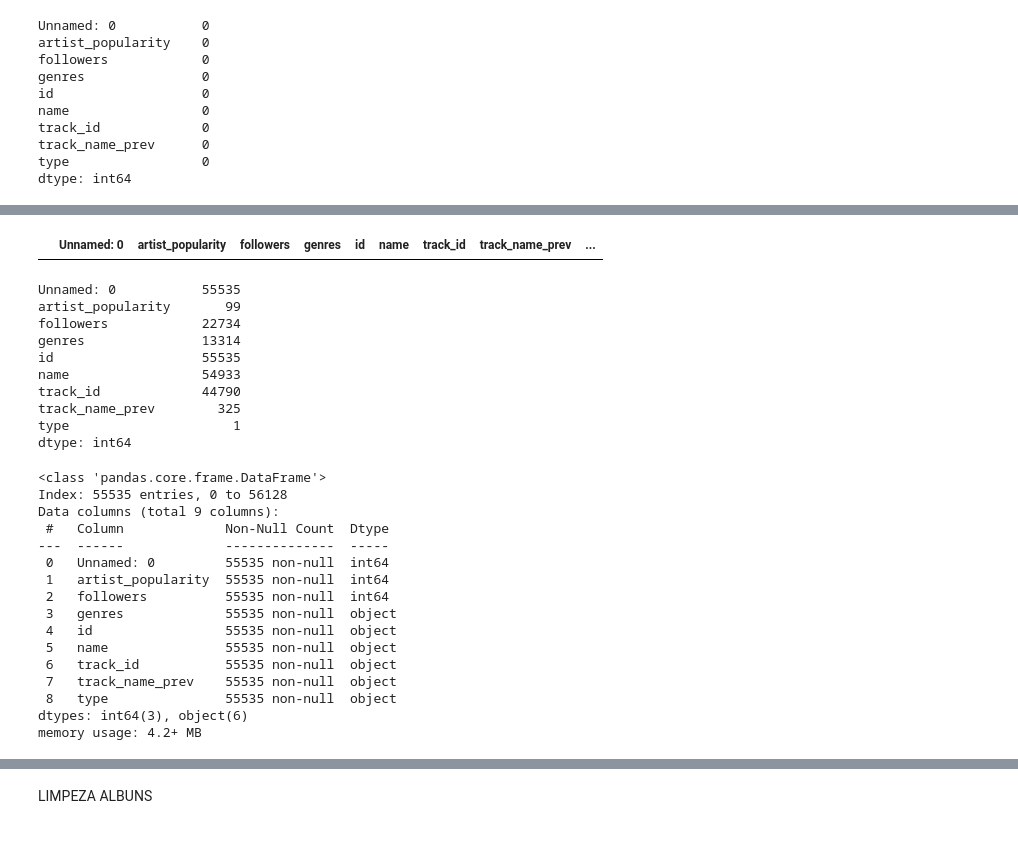
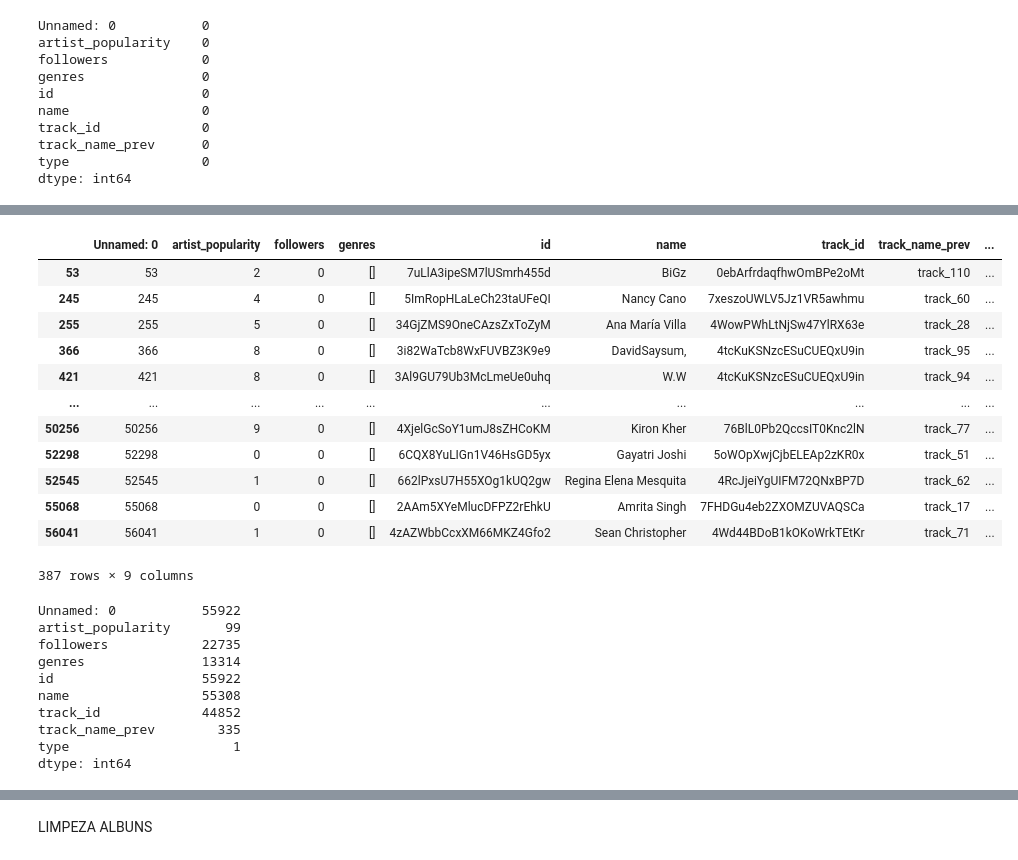
Before and after one commit to mat-haug/Treinamento-1, a Jupyter notebook: Treinamento1 (1).ipynb, the cells around one changed output, grey strips where cells are left out. Drawn from its saved outputs; the diff is of its cells as text; code cells hidden in the pictures.

```diff
--- a/Treinamento1 (1).ipynb
+++ b/Treinamento1 (1).ipynb
@@ -47,41 +66,33 @@ dtype: int64
 # %%
 
-artistas_deletados = df_artistas[df_artistas.followers == 0].index
+artistas_deletados = df_artistas[(df_artistas['followers'] == 0) & (df_artistas['artist_popularity'] >= 10)].index
 df_artistas.drop(artistas_deletados, inplace=True)
 df_artistas.loc[df_artistas['followers'] == 0]
 # %% [output]
 |  | Unnamed: 0 | artist_popularity | followers | genres | id | name | track_id | track_name_prev | ... |
+| 53 | 53 | 2 | 0 | [] | 7uLlA3ipeSM7lUSmrh455d | BiGz | 0ebArfrdaqfhwOmBPe2oMt | track_110 | ... |
+| 245 | 245 | 4 | 0 | [] | 5ImRopHLaLeCh23taUFeQI | Nancy Cano | 7xeszoUWLV5Jz1VR5awhmu | track_60 | ... |
+| 255 | 255 | 5 | 0 | [] | 34GjZMS9OneCAzsZxToZyM | Ana María Villa | 4WowPWhLtNjSw47YlRX63e | track_28 | ... |
+| 366 | 366 | 8 | 0 | [] | 3i82WaTcb8WxFUVBZ3K9e9 | DavidSaysum, | 4tcKuKSNzcESuCUEQxU9in | track_95 | ... |
+| 421 | 421 | 8 | 0 | [] | 3Al9GU79Ub3McLmeUe0uhq | W.W | 4tcKuKSNzcESuCUEQxU9in | track_94 | ... |
+| ... | ... | ... | ... | ... | ... | ... | ... | ... | ... |
+| 50256 | 50256 | 9 | 0 | [] | 4XjelGcSoY1umJ8sZHCoKM | Kiron Kher | 76BlL0Pb2QccsIT0Knc2lN | track_77 | ... |
+| 52298 | 52298 | 0 | 0 | [] | 6CQX8YuLIGn1V46HsGD5yx | Gayatri Joshi | 5oWOpXwjCjbELEAp2zKR0x | track_51 | ... |
+| 52545 | 52545 | 1 | 0 | [] | 662lPxsU7H55XOg1kUQ2gw | Regina Elena Mesquita | 4RcJjeiYgUIFM72QNxBP7D | track_62 | ... |
+| 55068 | 55068 | 0 | 0 | [] | 2AAm5XYeMlucDFPZ2rEhkU | Amrita Singh | 7FHDGu4eb2ZXOMZUVAQSCa | track_17 | ... |
+| 56041 | 56041 | 1 | 0 | [] | 4zAZWbbCcxXM66MKZ4Gfo2 | Sean Christopher | 4Wd44BDoB1kOKoWrkTEtKr | track_71 | ... |
+387 rows × 9 columns
 # %%
 df_artistas.drop_duplicates(inplace = True)
-
 df_artistas.nunique()
 # %% [output]
-Unnamed: 0           55535
+Unnamed: 0           55922
 artist_popularity       99
-followers            22734
+followers            22735
 genres               13314
-id                   55535
-name                 54933
-track_id             44790
-track_name_prev        325
+id                   55922
+name                 55308
+track_id             44852
+track_name_prev        335
 type                     1
 dtype: int64
-# %%
-df_artistas.info()
-# %% [output]
-<class 'pandas.core.frame.DataFrame'>
-Index: 55535 entries, 0 to 56128
-Data columns (total 9 columns):
- #   Column             Non-Null Count  Dtype
----  ------             --------------  -----
- 0   Unnamed: 0         55535 non-null  int64
- 1   artist_popularity  55535 non-null  int64
- 2   followers          55535 non-null  int64
- 3   genres             55535 non-null  object
- 4   id                 55535 non-null  object
- 5   name               55535 non-null  object
- 6   track_id           55535 non-null  object
- 7   track_name_prev    55535 non-null  object
- 8   type               55535 non-null  object
-dtypes: int64(3), object(6)
-memory usage: 4.2+ MB
```
Also changed, not shown: parts of 71 cells of this notebook, 1 other file.
